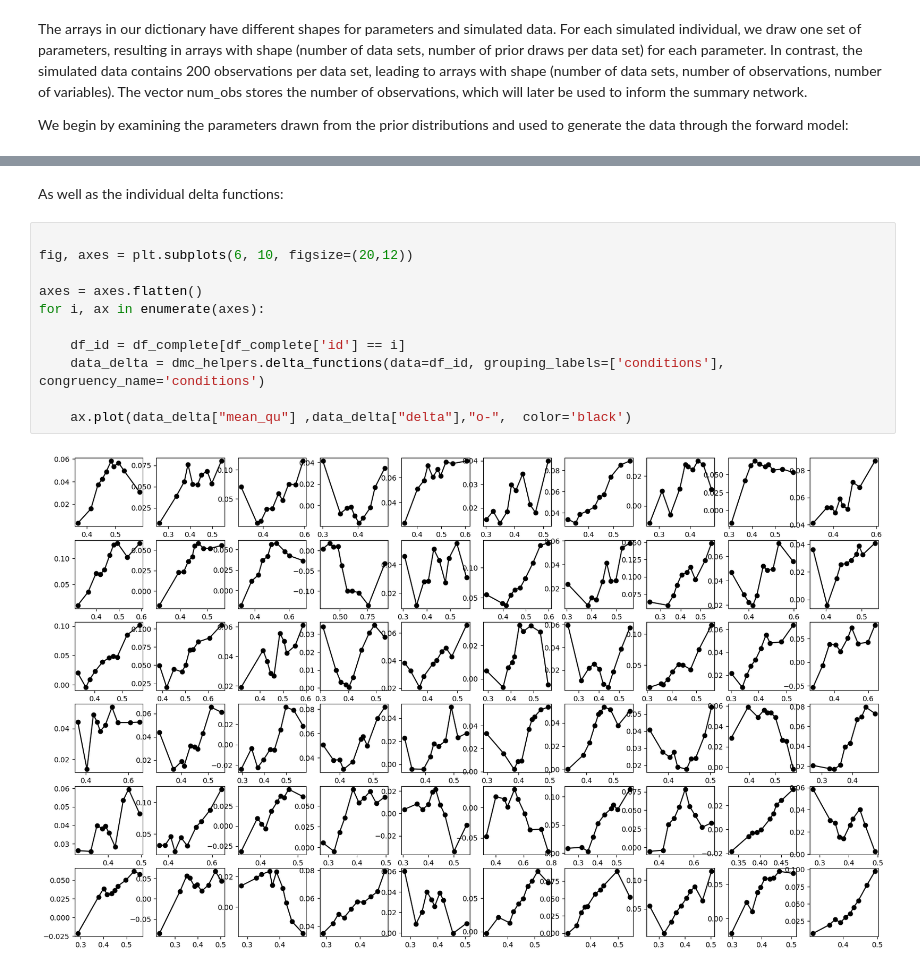
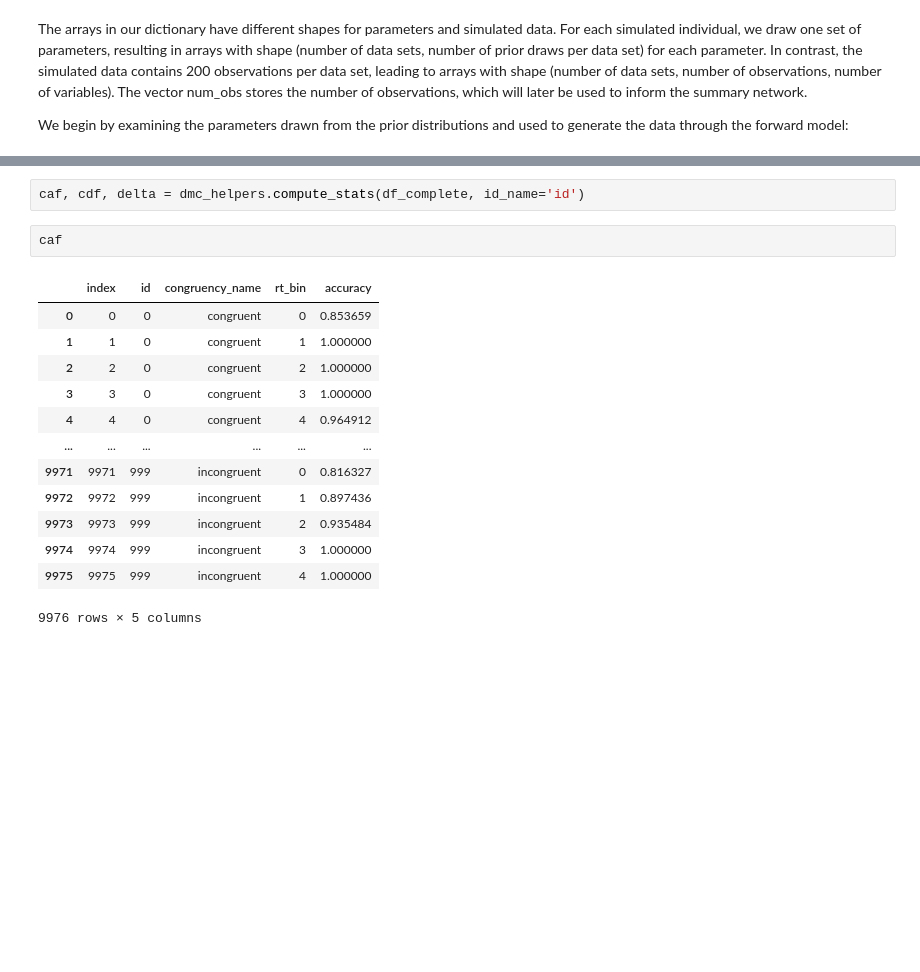
Before and after one commit to simschaefer/amortized-dmc, a Jupyter notebook: notebooks/dmc_introduction.ipynb, the cells around one changed output, grey strips where cells are left out. Drawn from its saved outputs; the diff is of its cells as text; blank space fills up the shorter version.

```diff
--- a/notebooks/dmc_introduction.ipynb
+++ b/notebooks/dmc_introduction.ipynb
@@ -229,15 +170,18 @@ plt.plot(data_delta["mean_qu"] ,data_delta["delta"],"o-",  color='black')
-# %% [markdown]
-As well as the individual delta functions:
-# %%
-
-fig, axes = plt.subplots(6, 10, figsize=(20,12))
-
-axes = axes.flatten()
-for i, ax in enumerate(axes):
-
-    df_id = df_complete[df_complete['id'] == i]
-    data_delta = dmc_helpers.delta_functions(data=df_id, grouping_labels=['conditions'], congruency_name='conditions')
-
-    ax.plot(data_delta["mean_qu"] ,data_delta["delta"],"o-",  color='black')
-# %% [output]
-[figure, removed]
+# %%
+caf, cdf, delta = dmc_helpers.compute_stats(df_complete, id_name='id')
+# %%
+caf
+# %% [output]
+|  | index | id | congruency_name | rt_bin | accuracy |
+| 0 | 0 | 0 | congruent | 0 | 0.853659 |
+| 1 | 1 | 0 | congruent | 1 | 1.000000 |
+| 2 | 2 | 0 | congruent | 2 | 1.000000 |
+| 3 | 3 | 0 | congruent | 3 | 1.000000 |
+| 4 | 4 | 0 | congruent | 4 | 0.964912 |
+| ... | ... | ... | ... | ... | ... |
+| 9971 | 9971 | 999 | incongruent | 0 | 0.816327 |
+| 9972 | 9972 | 999 | incongruent | 1 | 0.897436 |
+| 9973 | 9973 | 999 | incongruent | 2 | 0.935484 |
+| 9974 | 9974 | 999 | incongruent | 3 | 1.000000 |
+| 9975 | 9975 | 999 | incongruent | 4 | 1.000000 |
+9976 rows × 5 columns
```
Also changed, not shown: parts of 16 cells of this notebook.
